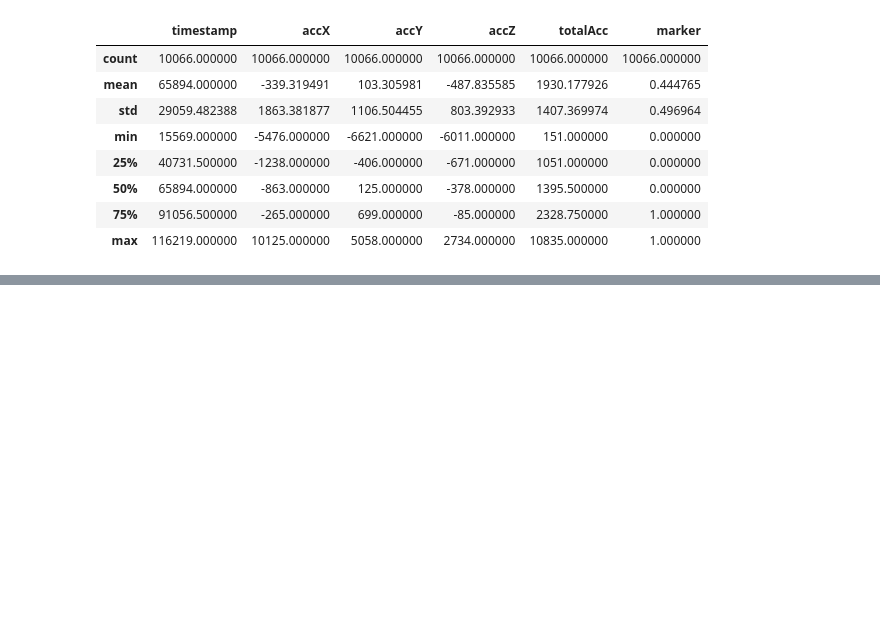
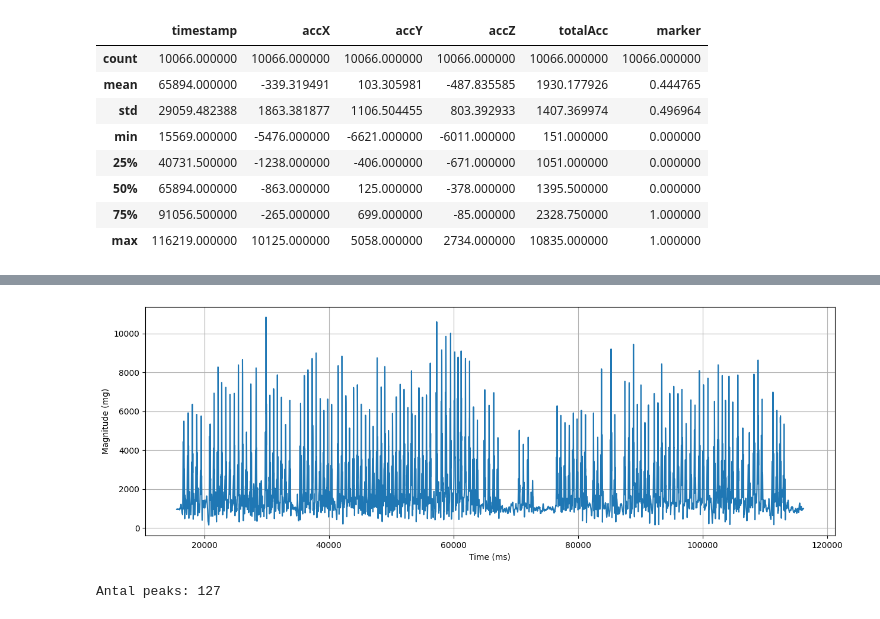
Before and after one commit to mickeydn/Boxing_glove, a Jupyter notebook: analysis/notebooks/initalpandas.ipynb, the cells around one changed output, grey strips where cells are left out. Saved outputs shown, nothing was run; the diff lists cells and outputs as text; code cells hidden in the pictures; blank space fills up the shorter version.

```diff
--- a/analysis/notebooks/initalpandas.ipynb
+++ b/analysis/notebooks/initalpandas.ipynb
@@ -31,0 +108,30 @@ df.describe()
+# %%
+# udregner magnitude, er godt nok gjort i c++ men udregnet for at være sikker på at det er korrekt og for at kunne plotte det i python
+df_jab["mag"] = np.sqrt(
+    df_jab["accX"]**2 +
+    df_jab["accY"]**2 +
+    df_jab["accZ"]**2
+)
+
+plt.figure(figsize=(15,5))
+plt.plot(df_jab["timestamp"], df_jab["mag"])
+plt.ylabel("Magnitude (mg)")
+plt.xlabel("Time (ms)")
+plt.grid()
+plt.show()
+# %% [output]
+[figure, added]
+# %%
+#find peaks i dataen, det er her der er slag
+
+from scipy.signal import find_peaks
+
+peaks, properties = find_peaks(
+    df_jab["mag"],
+    height=2000,      # minimum peak
+    distance=50       # mindst 50 samples mellem slag
+)
+
+print("Antal peaks:", len(peaks))
+# %% [output]
+Antal peaks: 127
```
Also changed, not shown: parts of 39 cells of this notebook, 5 other files.
